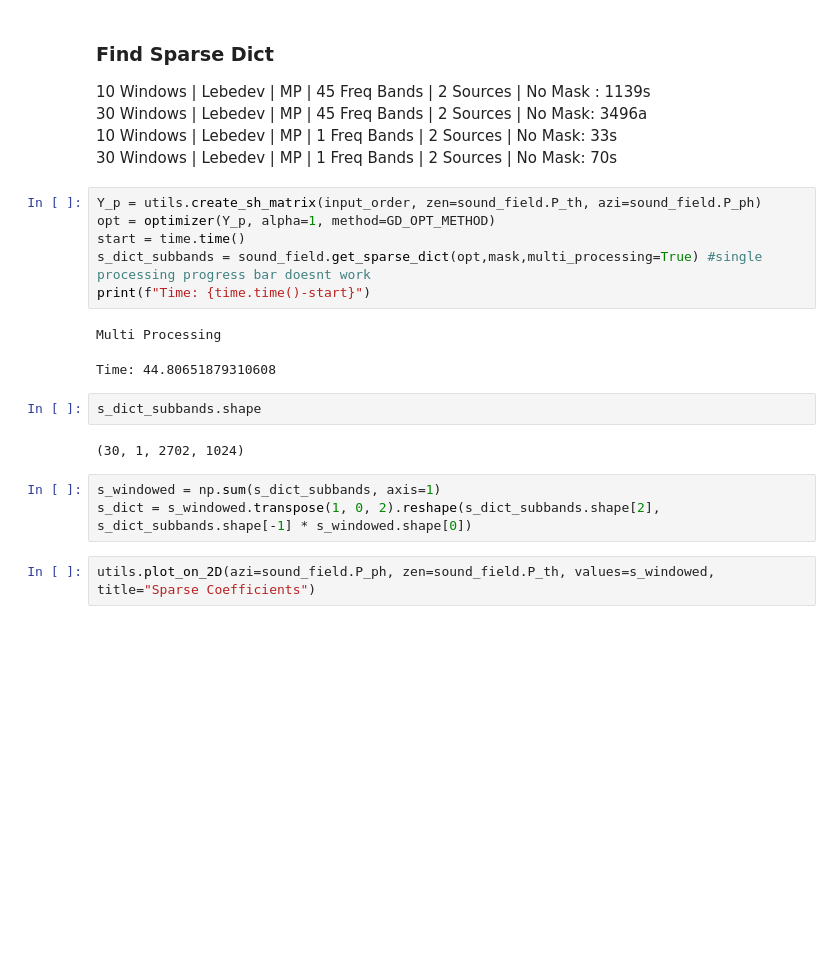
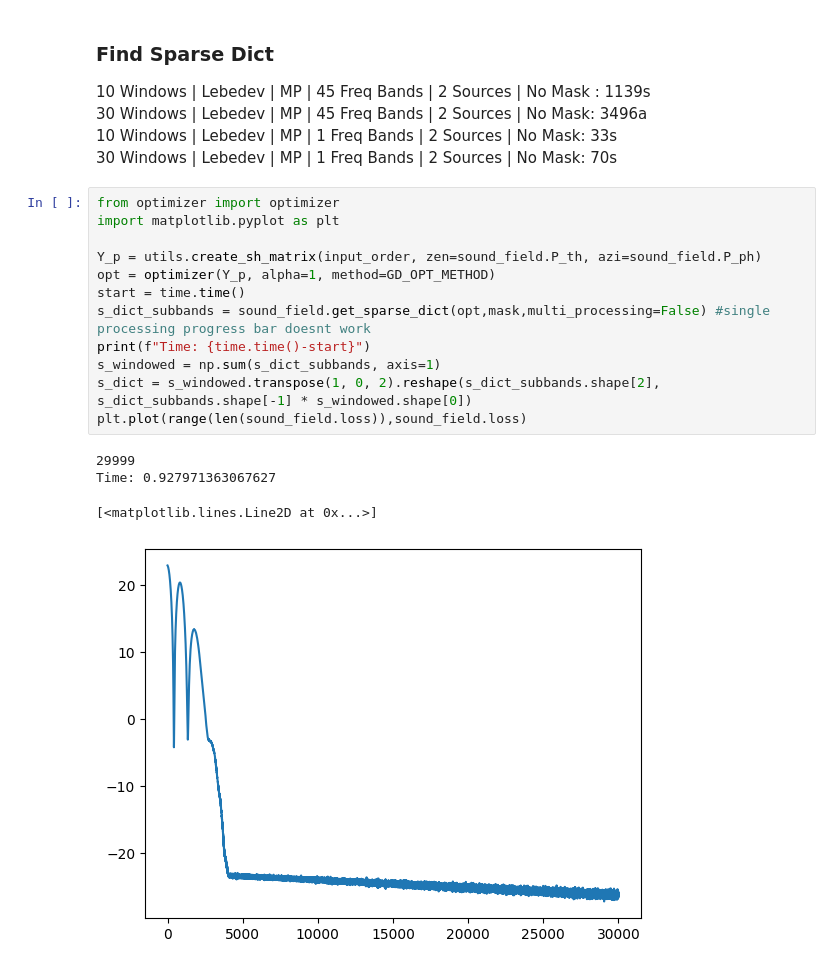
Before and after one commit to Amitmils/AmbisonicUpscaling, a Jupyter notebook: run_script.ipynb, the cells around one changed output. Saved outputs shown, nothing was run; the diff lists cells and outputs as text; blank space fills up the shorter version.

```diff
--- a/run_script.ipynb
+++ b/run_script.ipynb
@@ -87,20 +87,19 @@ else:
 10 Windows | Lebedev | MP | 1 Freq Bands | 2 Sources | No Mask:  33s \
 30 Windows | Lebedev | MP | 1 Freq Bands | 2 Sources | No Mask:  70s
 # %%
+from optimizer import optimizer
+import matplotlib.pyplot as plt
+
 Y_p = utils.create_sh_matrix(input_order, zen=sound_field.P_th, azi=sound_field.P_ph)
 opt = optimizer(Y_p, alpha=1, method=GD_OPT_METHOD)
 start = time.time()
-s_dict_subbands = sound_field.get_sparse_dict(opt,mask,multi_processing=True) #single processing progress bar doesnt work
+s_dict_subbands = sound_field.get_sparse_dict(opt,mask,multi_processing=False) #single processing progress bar doesnt work
 print(f"Time: {time.time()-start}")
+s_windowed = np.sum(s_dict_subbands, axis=1)
+s_dict = s_windowed.transpose(1, 0, 2).reshape(s_dict_subbands.shape[2], s_dict_subbands.shape[-1] * s_windowed.shape[0])
+plt.plot(range(len(sound_field.loss)),sound_field.loss)
 # %% [output]
-Multi Processing
+29999
+Time: 0.927971363067627
-Time: 44.80651879310608
+[<matplotlib.lines.Line2D at 0x...>]
+[figure, added]
-# %%
-s_dict_subbands.shape
-# %% [output]
-(30, 1, 2702, 1024)
-# %%
-s_windowed = np.sum(s_dict_subbands, axis=1)
-s_dict = s_windowed.transpose(1, 0, 2).reshape(s_dict_subbands.shape[2], s_dict_subbands.shape[-1] * s_windowed.shape[0])
-# %%
-utils.plot_on_2D(azi=sound_field.P_ph, zen=sound_field.P_th, values=s_windowed, title="Sparse Coefficients")
```
Also changed, not shown: parts of 4 cells of this notebook, 2 other files.
